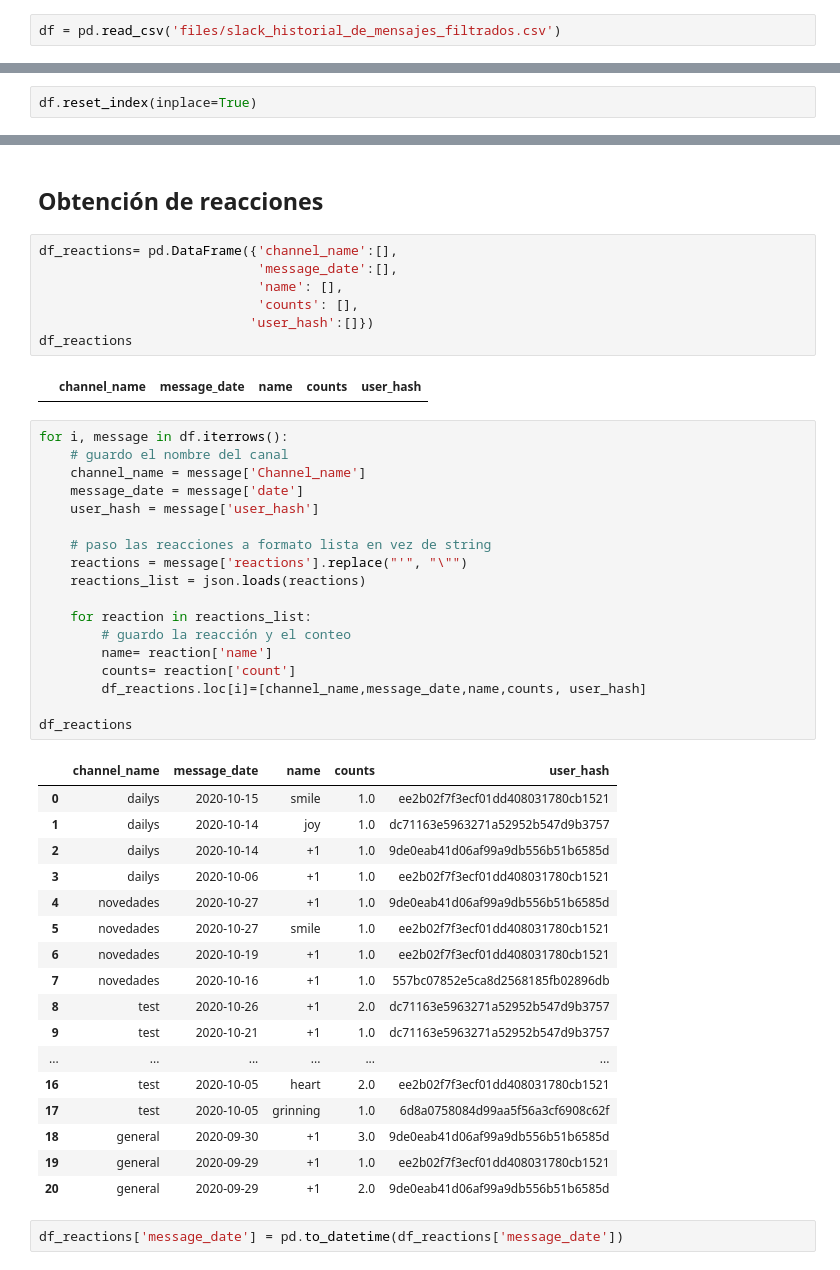
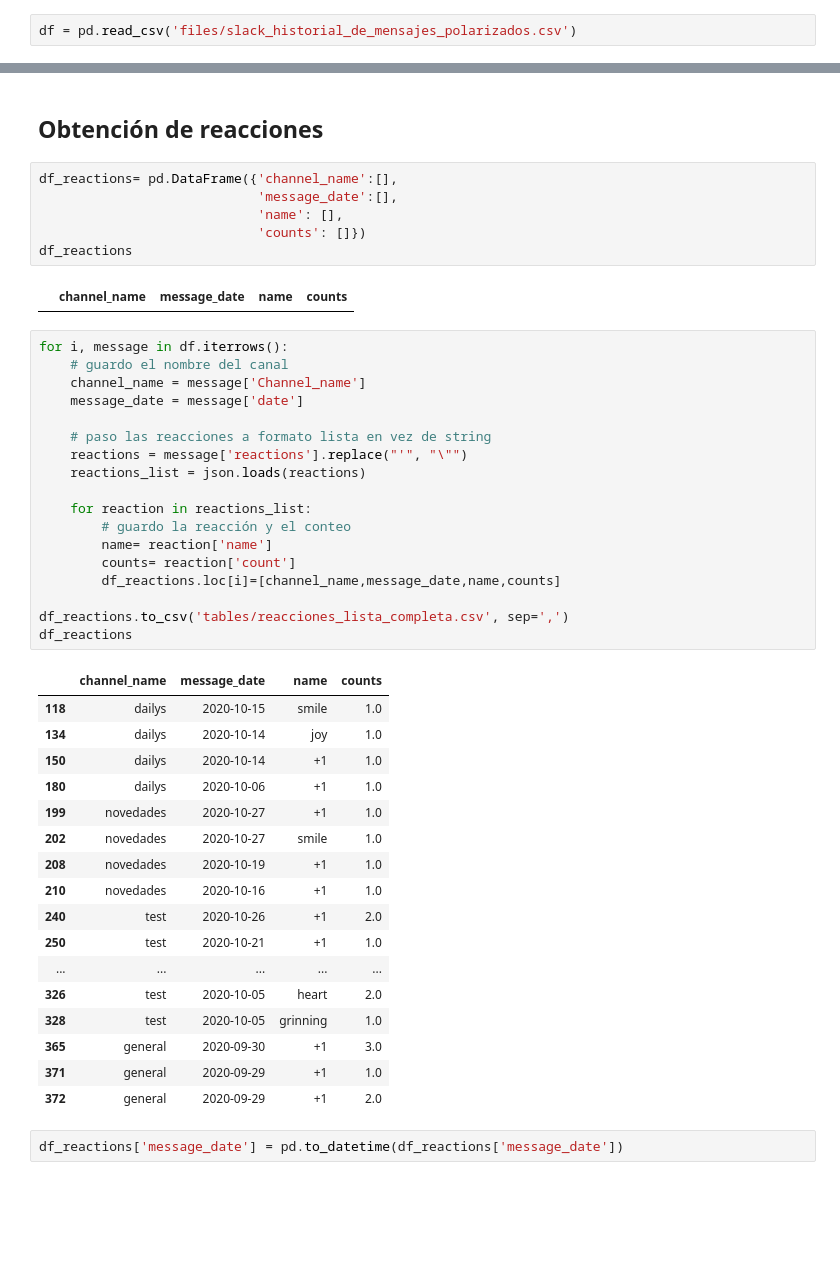
Before and after one commit to Verobornancini/TEAMPULSE_PROJECT, a Jupyter notebook: 03_EMOJI_ANALYSIS_SLACK_DATA .ipynb, the cells around one changed output, grey strips where cells are left out. Saved outputs shown, nothing was run; the diff lists cells and outputs as text; blank space fills up the shorter version.

```diff
--- a/03_EMOJI_ANALYSIS_SLACK_DATA .ipynb
+++ b/03_EMOJI_ANALYSIS_SLACK_DATA .ipynb
@@ -11,6 +10,6 @@ import matplotlib.dates as mdates
 import json
 # %%
-df = pd.read_csv('files/slack_historial_de_mensajes_filtrados.csv')
+df = pd.read_csv('files/slack_historial_de_mensajes_polarizados.csv')
 # %%
 df.columns
 # %% [output]
@@ -32,8 +32,6 @@ df = df.dropna(subset=['reactions'])
 df['reactions'].count()
 # %% [output]
 21
-# %%
-df.reset_index(inplace=True)
 # %%
 df['index'] = df.index
 # %% [markdown]
@@ -42,47 +40,46 @@ df['index'] = df.index
 df_reactions= pd.DataFrame({'channel_name':[],
                             'message_date':[],
                             'name': [],
-                            'counts': [],
-                           'user_hash':[]})
+                            'counts': []})
 df_reactions
 # %% [output]
-|  | channel_name | message_date | name | counts | user_hash |
+|  | channel_name | message_date | name | counts |
 # %%
 for i, message in df.iterrows():
     # guardo el nombre del canal
     channel_name = message['Channel_name']
     message_date = message['date']
-    user_hash = message['user_hash']
 
     # paso las reacciones a formato lista en vez de string
     reactions = message['reactions'].replace("'", "\"")
     reactions_list = json.loads(reactions)
 
     for reaction in reactions_list:
         # guardo la reacción y el conteo
         name= reaction['name']
         counts= reaction['count']
-        df_reactions.loc[i]=[channel_name,message_date,name,counts, user_hash]
+        df_reactions.loc[i]=[channel_name,message_date,name,counts]
 
+df_reactions.to_csv('tables/reacciones_lista_completa.csv', sep=',')
 df_reactions
 # %% [output]
-|  | channel_name | message_date | name | counts | user_hash |
-| 0 | dailys | 2020-10-15 | smile | 1.0 | ee2b02f7f3ecf01dd408031780cb1521 |
-| 1 | dailys | 2020-10-14 | joy | 1.0 | dc71163e5963271a52952b547d9b3757 |
-| 2 | dailys | 2020-10-14 | +1 | 1.0 | 9de0eab41d06af99a9db556b51b6585d |
-| 3 | dailys | 2020-10-06 | +1 | 1.0 | ee2b02f7f3ecf01dd408031780cb1521 |
-| 4 | novedades | 2020-10-27 | +1 | 1.0 | 9de0eab41d06af99a9db556b51b6585d |
-| 5 | novedades | 2020-10-27 | smile | 1.0 | ee2b02f7f3ecf01dd408031780cb1521 |
-| 6 | novedades | 2020-10-19 | +1 | 1.0 | ee2b02f7f3ecf01dd408031780cb1521 |
-| 7 | novedades | 2020-10-16 | +1 | 1.0 | 557bc07852e5ca8d2568185fb02896db |
-| 8 | test | 2020-10-26 | +1 | 2.0 | dc71163e5963271a52952b547d9b3757 |
-| 9 | test | 2020-10-21 | +1 | 1.0 | dc71163e5963271a52952b547d9b3757 |
-| ... | ... | ... | ... | ... | ... |
-| 16 | test | 2020-10-05 | heart | 2.0 | ee2b02f7f3ecf01dd408031780cb1521 |
-| 17 | test | 2020-10-05 | grinning | 1.0 | 6d8a0758084d99aa5f56a3cf6908c62f |
-| 18 | general | 2020-09-30 | +1 | 3.0 | 9de0eab41d06af99a9db556b51b6585d |
-| 19 | general | 2020-09-29 | +1 | 1.0 | ee2b02f7f3ecf01dd408031780cb1521 |
-| 20 | general | 2020-09-29 | +1 | 2.0 | 9de0eab41d06af99a9db556b51b6585d |
+|  | channel_name | message_date | name | counts |
+| 118 | dailys | 2020-10-15 | smile | 1.0 |
+| 134 | dailys | 2020-10-14 | joy | 1.0 |
+| 150 | dailys | 2020-10-14 | +1 | 1.0 |
+| 180 | dailys | 2020-10-06 | +1 | 1.0 |
+| 199 | novedades | 2020-10-27 | +1 | 1.0 |
+| 202 | novedades | 2020-10-27 | smile | 1.0 |
+| 208 | novedades | 2020-10-19 | +1 | 1.0 |
+| 210 | novedades | 2020-10-16 | +1 | 1.0 |
+| 240 | test | 2020-10-26 | +1 | 2.0 |
+| 250 | test | 2020-10-21 | +1 | 1.0 |
+| ... | ... | ... | ... | ... |
+| 326 | test | 2020-10-05 | heart | 2.0 |
+| 328 | test | 2020-10-05 | grinning | 1.0 |
+| 365 | general | 2020-09-30 | +1 | 3.0 |
+| 371 | general | 2020-09-29 | +1 | 1.0 |
+| 372 | general | 2020-09-29 | +1 | 2.0 |
 # %%
 df_reactions['message_date'] = pd.to_datetime(df_reactions['message_date'])
 # %%
```
Also changed, not shown: parts of 11 cells of this notebook, 2 other files.
